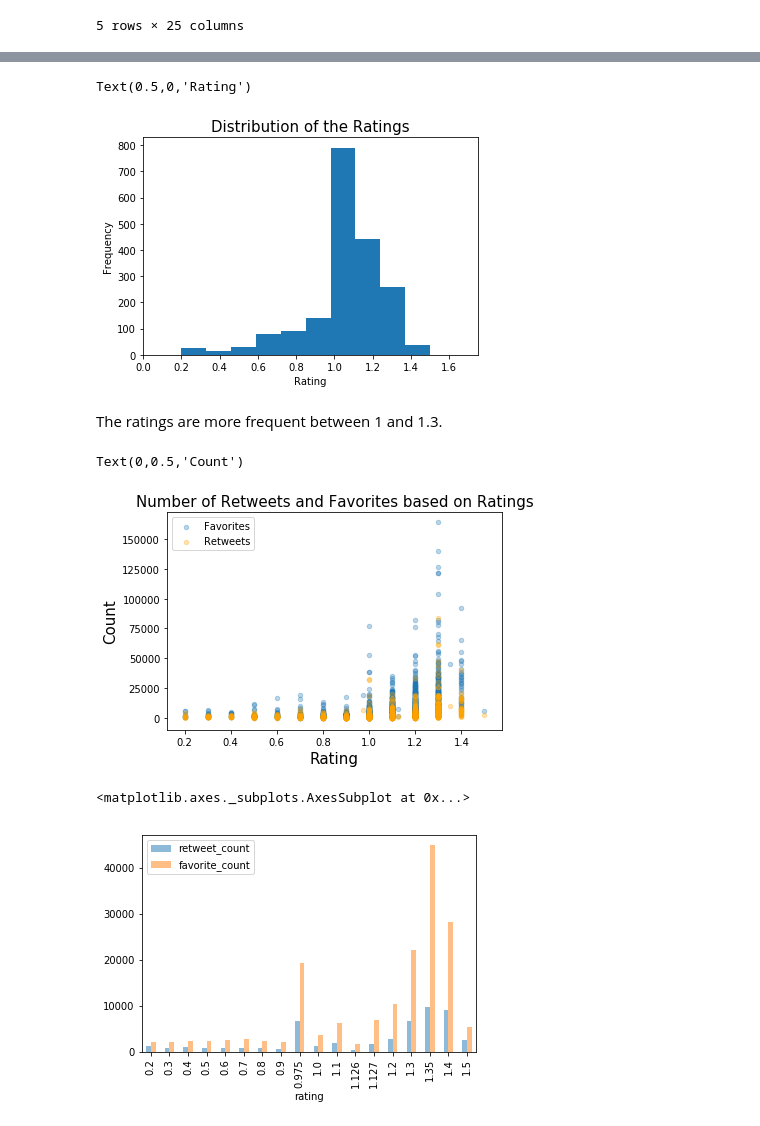
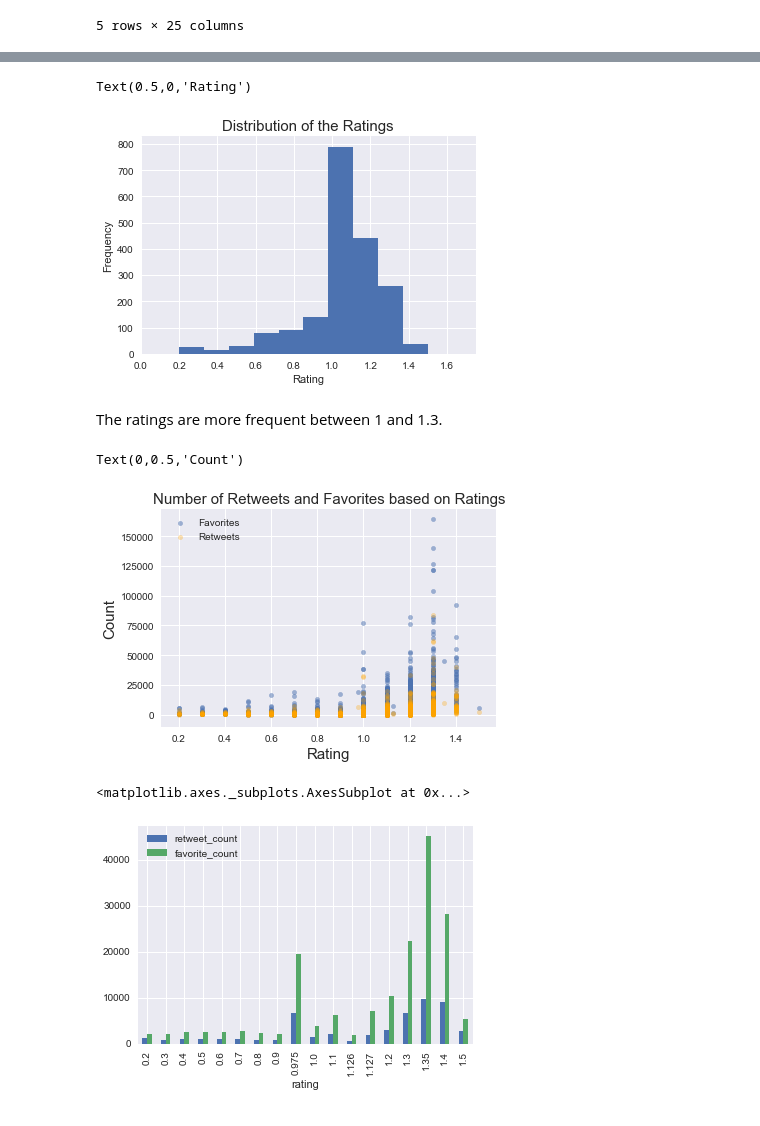
Before and after one commit to yagmurdalman/wrangle-and-analyze-data, a Jupyter notebook: wrangle_act.ipynb, the cells around one changed output, grey strips where cells are left out. Saved outputs shown, nothing was run; the diff lists cells and outputs as text; code cells hidden in the pictures.

```diff
--- a/wrangle_act.ipynb
+++ b/wrangle_act.ipynb
@@ -1360,27 +1407,30 @@ df[['retweet_count','favorite_count','rating', 'confidence']].describe()
 | max | 83626.000000 | 164232.000000 | 1.500000 | 0.999956 |
+# %%
+# Set the style
+sns.set(style="darkgrid")
 # %%
 df.rating.plot(kind='hist', xlim=[0,1.75])
 plt.title('Distribution of the Ratings', fontsize=15)
 plt.xlabel('Rating')
 # %% [output]
 Text(0.5,0,'Rating')
-[figure, old version]
+[figure, new version]
 # %% [markdown]
 The ratings are more frequent between 1 and 1.3.
 # %%
-ax = df.plot.scatter(x='rating', y='favorite_count', alpha=0.3, label='Favorites');
+ax = df.plot.scatter(x='rating', y='favorite_count', alpha=0.5, label='Favorites');
 df.plot.scatter(x='rating', y='retweet_count', color='Orange', alpha=0.3, label='Retweets', ax=ax);
 plt.title('Number of Retweets and Favorites based on Ratings', fontsize=15)
 plt.xlabel('Rating', fontsize=15)
 plt.ylabel('Count', fontsize=15)
 # %% [output]
 Text(0,0.5,'Count')
-[figure, old version]
+[figure, new version]
 # %%
-df.groupby('rating')['retweet_count','favorite_count'].mean().plot(kind='bar', alpha=0.5)
+df.groupby('rating')['retweet_count','favorite_count'].mean().plot(kind='bar')
 # %% [output]
 <matplotlib.axes._subplots.AxesSubplot at 0x...>
-[figure, old version]
+[figure, new version]
 # %%
 df[['rating','retweet_count','favorite_count']].corr(method = 'pearson')
 # %% [output]
```
Also changed, not shown: parts of 84 cells of this notebook.
